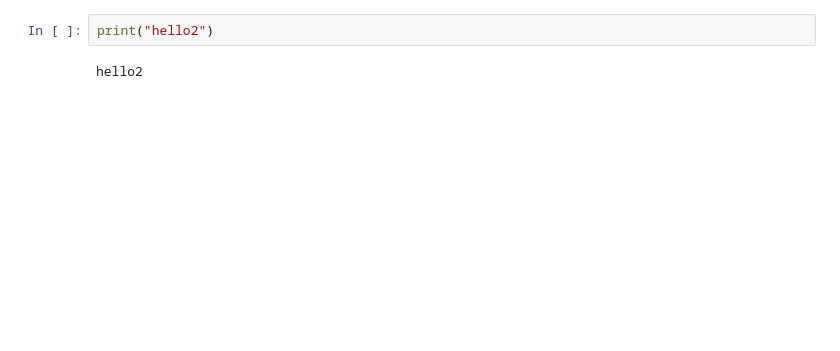
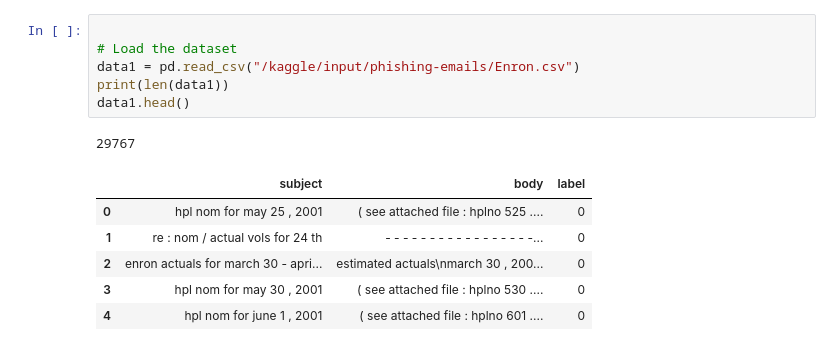
Before and after one commit to mit-riya/Phishing-URL-Detection, a Jupyter notebook: phishing-url-detection.ipynb, the cells around one changed output. Saved outputs shown, nothing was run; the diff lists cells and outputs as text; blank space fills up the shorter version.

Commit message:
Kaggle Notebook | Phishing url detection | Version 7

```diff
--- a/phishing-url-detection.ipynb
+++ b/phishing-url-detection.ipynb
@@ -21,4 +28,14 @@ for dirname, _, filenames in os.walk('/kaggle/input'):
-# %%
-print("hello2")
-# %% [output]
-hello2
+# %%
+
+# Load the dataset
+data1 = pd.read_csv("/kaggle/input/phishing-emails/Enron.csv")
+print(len(data1))
+data1.head()
+# %% [output]
+29767
+|  | subject | body | label |
+| 0 | hpl nom for may 25 , 2001 | ( see attached file : hplno 525 .... | 0 |
+| 1 | re : nom / actual vols for 24 th | - - - - - - - - - - - - - - - - -... | 0 |
+| 2 | enron actuals for march 30 - apri... | estimated actuals\nmarch 30 , 200... | 0 |
+| 3 | hpl nom for may 30 , 2001 | ( see attached file : hplno 530 .... | 0 |
+| 4 | hpl nom for june 1 , 2001 | ( see attached file : hplno 601 .... | 0 |
```
Also changed, not shown: parts of 24 cells of this notebook.
